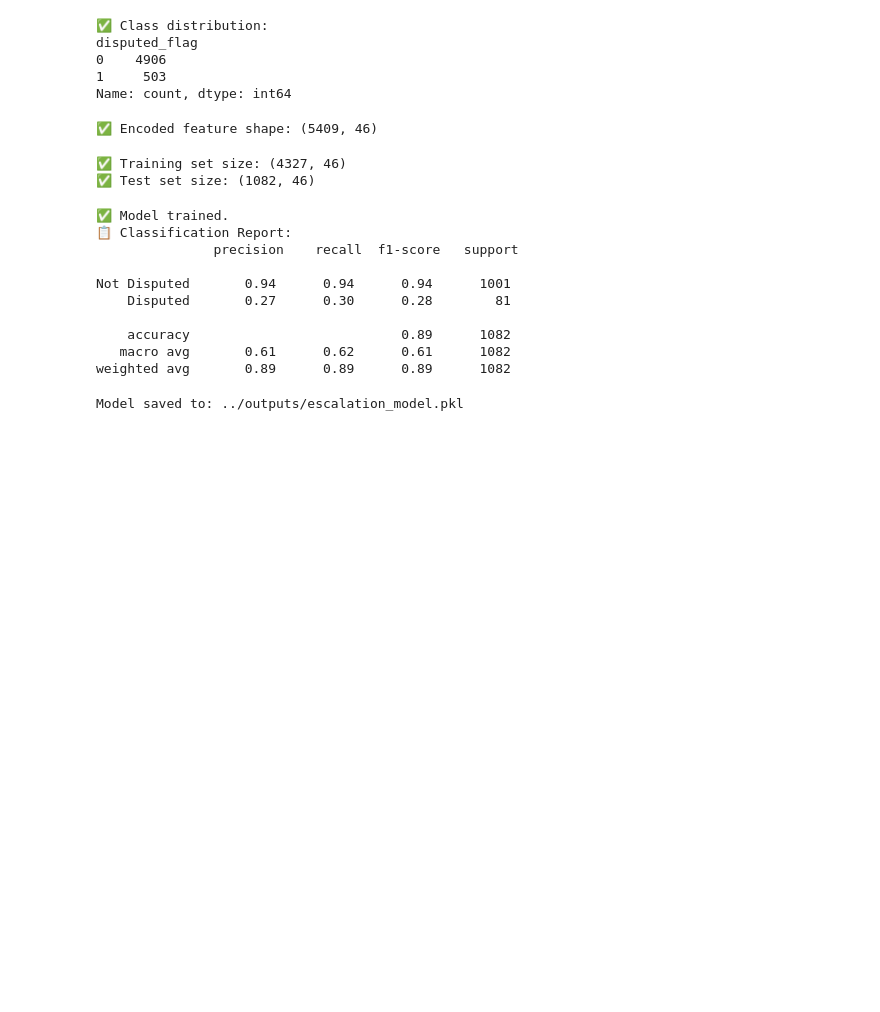
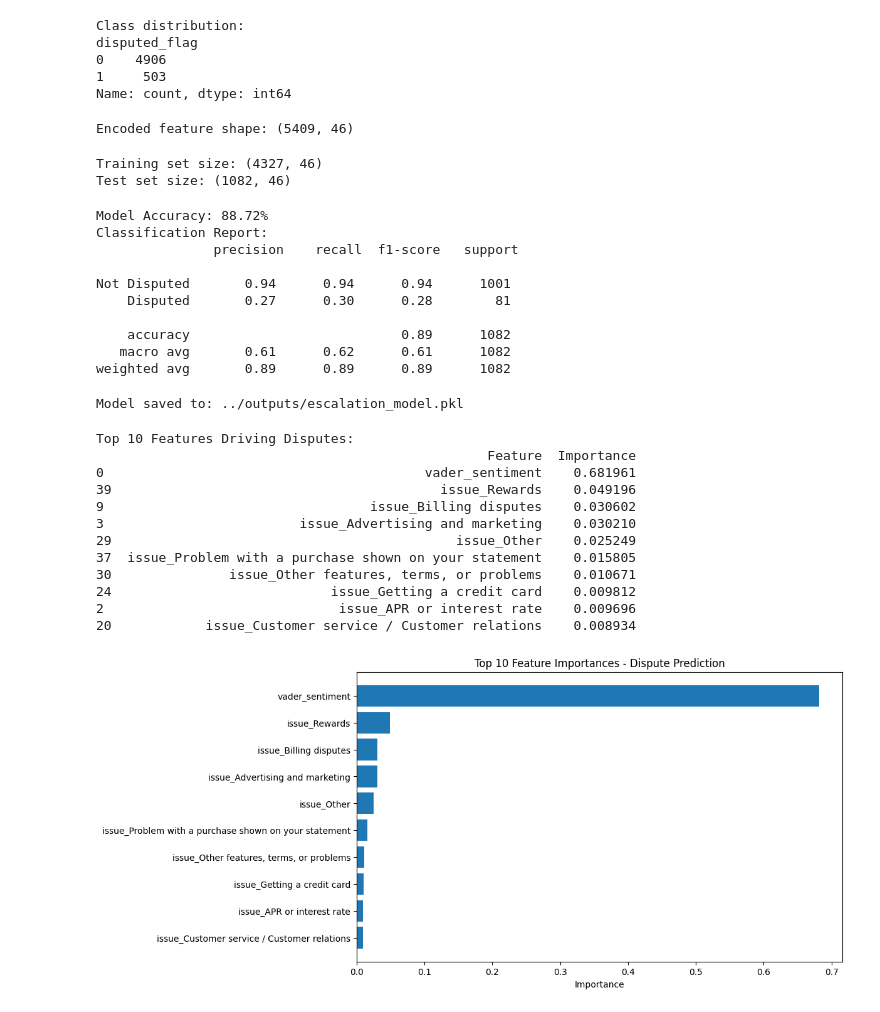
Before and after one commit to SVS-Aditya/amex-complaints-insights-project, a Jupyter notebook: notebooks/04_escalation_modeling.ipynb, the cells around one changed output. Drawn from its saved outputs; the diff is of its cells as text; code cells hidden in the pictures; blank space fills up the shorter version.

```diff
--- a/notebooks/04_escalation_modeling.ipynb
+++ b/notebooks/04_escalation_modeling.ipynb
@@ -11,51 +9,50 @@ print("✅ Unique labels in consumer_disputed?:", df['consumer_disputed?'].uniqu
 # %%
-# Map target to binary: Yes → 1, No/Unknown → 0
 df['disputed_flag'] = df['consumer_disputed?'].apply(lambda x: 1 if str(x).strip().lower() == 'yes' else 0)
 
-print("✅ Class distribution:")
+print("Class distribution:")
 print(df['disputed_flag'].value_counts())
 # %% [output]
-✅ Class distribution:
+Class distribution:
 disputed_flag
 0    4906
 1     503
 Name: count, dtype: int64
 # %%
-# Select features
 features = ['vader_sentiment', 'submitted_via', 'issue']
 X = df[features]
 y = df['disputed_flag']
 
-# One-hot encode categorical features
 X_encoded = pd.get_dummies(X, columns=['submitted_via', 'issue'])
 
-print("✅ Encoded feature shape:", X_encoded.shape)
+print("Encoded feature shape:", X_encoded.shape)
 # %% [output]
-✅ Encoded feature shape: (5409, 46)
+Encoded feature shape: (5409, 46)
 # %%
 from sklearn.model_selection import train_test_split
 
 X_train, X_test, y_train, y_test = train_test_split(X_encoded, y, test_size=0.2, random_state=42)
 
-print("✅ Training set size:", X_train.shape)
-print("✅ Test set size:", X_test.shape)
+print("Training set size:", X_train.shape)
+print("Test set size:", X_test.shape)
 # %% [output]
-✅ Training set size: (4327, 46)
-✅ Test set size: (1082, 46)
+Training set size: (4327, 46)
+Test set size: (1082, 46)
 # %%
 from sklearn.ensemble import RandomForestClassifier
 from sklearn.metrics import classification_report
+from sklearn.metrics import accuracy_score
 
 model = RandomForestClassifier(n_estimators=100, random_state=42)
 model.fit(X_train, y_train)
 
 y_pred = model.predict(X_test)
+accuracy = accuracy_score(y_test, y_pred)
 
-print("✅ Model trained.")
-print("📋 Classification Report:\n", classification_report(y_test, y_pred, target_names=["Not Disputed", "Disputed"]))
+print(f"Model Accuracy: {accuracy:.2%}")
+print("Classification Report:\n", classification_report(y_test, y_pred, target_names=["Not Disputed", "Disputed"]))
 # %% [output]
-✅ Model trained.
-📋 Classification Report:
+Model Accuracy: 88.72%
+Classification Report:
                precision    recall  f1-score   support
 
 Not Disputed       0.94      0.94      0.94      1001
@@ -71,3 +68,38 @@ joblib.dump(model, "../outputs/escalation_model.pkl")
 print("Model saved to: ../outputs/escalation_model.pkl")
 # %% [output]
 Model saved to: ../outputs/escalation_model.pkl
+# %%
+import pandas as pd
+import matplotlib.pyplot as plt
+
+importances = model.feature_importances_
+feature_names = X_encoded.columns
+
+feat_imp_df = pd.DataFrame({
+    "Feature": feature_names,
+    "Importance": importances
+}).sort_values(by="Importance", ascending=False)
+
+print("Top 10 Features Driving Disputes:")
+print(feat_imp_df.head(10))
+
+plt.figure(figsize=(10, 6))
+plt.barh(feat_imp_df.head(10)['Feature'], feat_imp_df.head(10)['Importance'])
+plt.gca().invert_yaxis()
+plt.title("Top 10 Feature Importances - Dispute Prediction")
+plt.xlabel("Importance")
+plt.show()
+# %% [output]
+Top 10 Features Driving Disputes:
+                                                  Feature  Importance
+0                                         vader_sentiment    0.681961
+39                                          issue_Rewards    0.049196
+9                                  issue_Billing disputes    0.030602
+3                         issue_Advertising and marketing    0.030210
+29                                            issue_Other    0.025249
+37  issue_Problem with a purchase shown on your statement    0.015805
+30               issue_Other features, terms, or problems    0.010671
+24                            issue_Getting a credit card    0.009812
+2                              issue_APR or interest rate    0.009696
+20            issue_Customer service / Customer relations    0.008934
+[figure, added]
```
Also changed, not shown: parts of 3 cells of this notebook, 22 other files.
